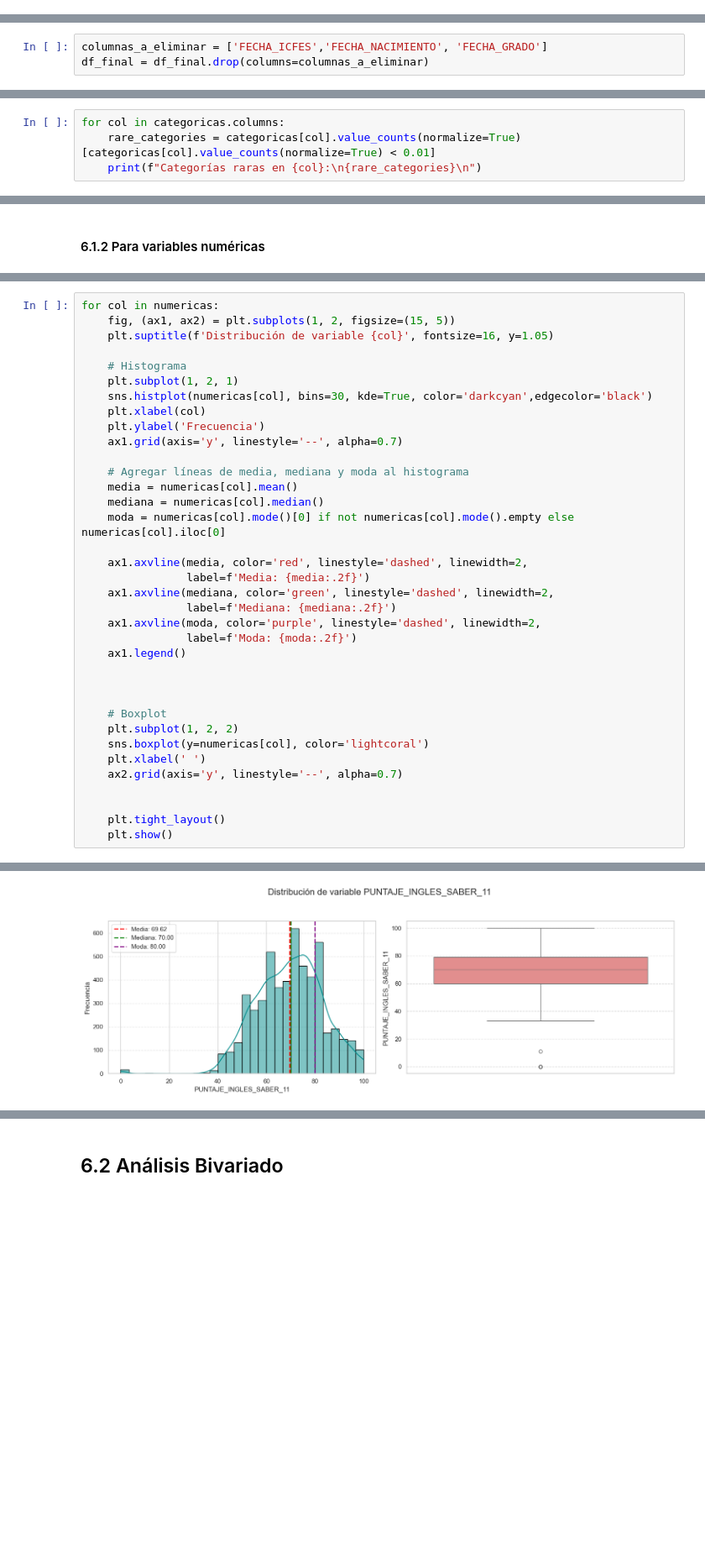
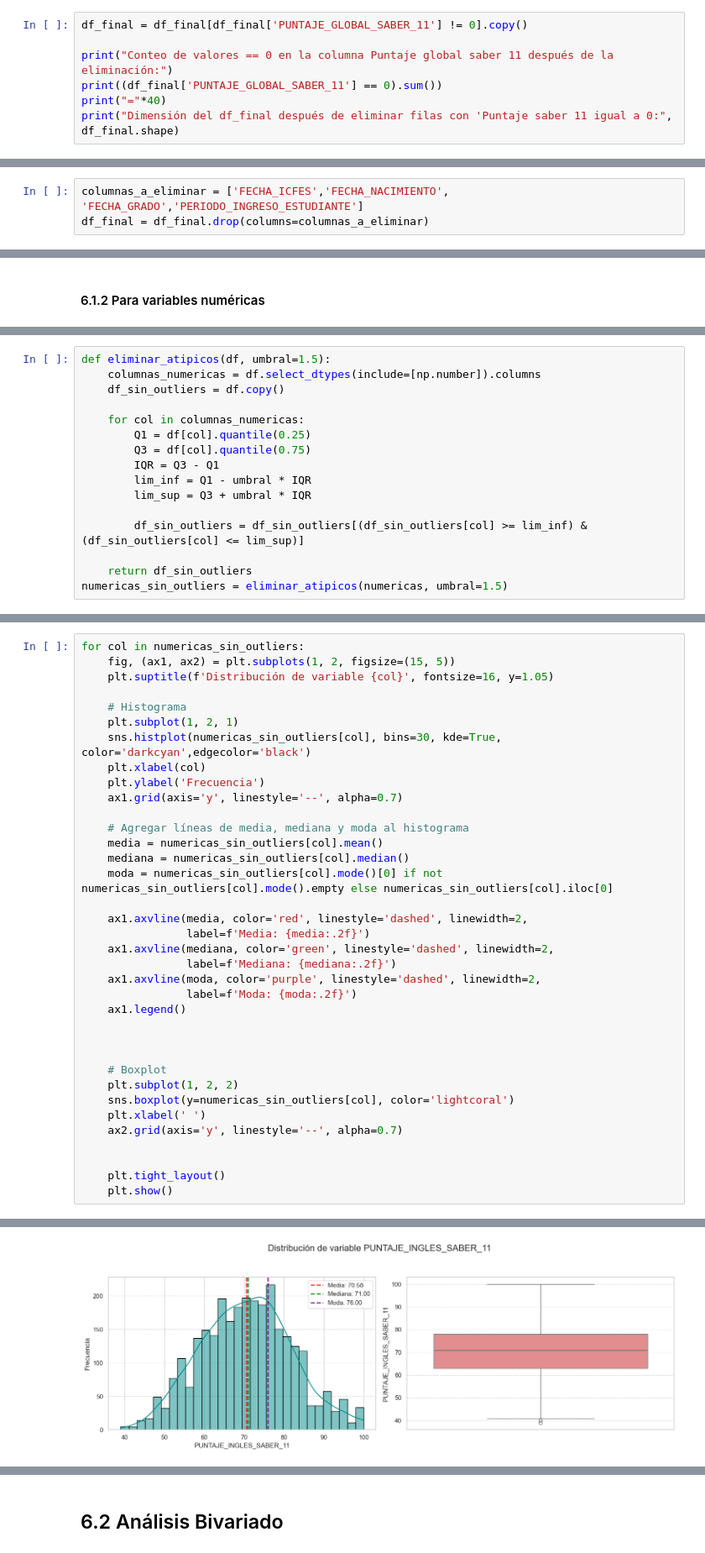
Before and after one commit to mafab9125/EDA_COURSE, a Jupyter notebook: Trabajo_Final_Exploratorio.ipynb, the cells around one changed output, grey strips where cells are left out. Shown at 84% size. Saved outputs shown, nothing was run; the diff lists cells and outputs as text; blank space fills up the shorter version.

```diff
--- a/Trabajo_Final_Exploratorio.ipynb
+++ b/Trabajo_Final_Exploratorio.ipynb
@@ -721,0 +862,7 @@ mostrar_informacion_nulos(df_final)
+# %%
+df_final = df_final[df_final['PUNTAJE_GLOBAL_SABER_11'] != 0].copy()
+
+print("Conteo de valores == 0 en la columna Puntaje global saber 11 después de la eliminación:")
+print((df_final['PUNTAJE_GLOBAL_SABER_11'] == 0).sum())
+print("="*40)
+print("Dimensión del df_final después de eliminar filas con 'Puntaje saber 11 igual a 0:", df_final.shape)
@@ -791,5 +1035,5 @@ DataFrame con la nueva columna 'Diferencia_Años_ICFES_SaberPro':
 # %% [markdown]
 <h3 id="eliminacion-variables-transformacion">5.2 Eliminación de variables después de transformación</h3>
 # %%
-columnas_a_eliminar = ['FECHA_ICFES','FECHA_NACIMIENTO', 'FECHA_GRADO']
+columnas_a_eliminar = ['FECHA_ICFES','FECHA_NACIMIENTO', 'FECHA_GRADO','PERIODO_INGRESO_ESTUDIANTE']
 df_final = df_final.drop(columns=columnas_a_eliminar)
@@ -868,4 +1178,0 @@ categoricas.describe().T
-# %%
-for col in categoricas.columns:
-    rare_categories = categoricas[col].value_counts(normalize=True)[categoricas[col].value_counts(normalize=True) < 0.01]
-    print(f"Categorías raras en {col}:\n{rare_categories}\n")
@@ -979 +1424,17 @@ Estadisticas_descriptivas
+# %%
+def eliminar_atipicos(df, umbral=1.5):
+    columnas_numericas = df.select_dtypes(include=[np.number]).columns
+    df_sin_outliers = df.copy()
+
+    for col in columnas_numericas:
+        Q1 = df[col].quantile(0.25)
+        Q3 = df[col].quantile(0.75)
+        IQR = Q3 - Q1
+        lim_inf = Q1 - umbral * IQR
+        lim_sup = Q3 + umbral * IQR
+
+        df_sin_outliers = df_sin_outliers[(df_sin_outliers[col] >= lim_inf) & (df_sin_outliers[col] <= lim_sup)]
+
+    return df_sin_outliers
+numericas_sin_outliers = eliminar_atipicos(numericas, umbral=1.5)
 # %% [markdown]
@@ -981,19 +1442,19 @@ Estadisticas_descriptivas
 # %%
-for col in numericas:
+for col in numericas_sin_outliers:
     fig, (ax1, ax2) = plt.subplots(1, 2, figsize=(15, 5))
     plt.suptitle(f'Distribución de variable {col}', fontsize=16, y=1.05)
 
     # Histograma
     plt.subplot(1, 2, 1)
-    sns.histplot(numericas[col], bins=30, kde=True, color='darkcyan',edgecolor='black')
+    sns.histplot(numericas_sin_outliers[col], bins=30, kde=True, color='darkcyan',edgecolor='black')
     plt.xlabel(col)
     plt.ylabel('Frecuencia')
     ax1.grid(axis='y', linestyle='--', alpha=0.7)
 
     # Agregar líneas de media, mediana y moda al histograma
-    media = numericas[col].mean()
-    mediana = numericas[col].median()
-    moda = numericas[col].mode()[0] if not numericas[col].mode().empty else numericas[col].iloc[0]
+    media = numericas_sin_outliers[col].mean()
+    mediana = numericas_sin_outliers[col].median()
+    moda = numericas_sin_outliers[col].mode()[0] if not numericas_sin_outliers[col].mode().empty else numericas_sin_outliers[col].iloc[0]
 
     ax1.axvline(media, color='red', linestyle='dashed', linewidth=2,
                 label=f'Media: {media:.2f}')
@@ -1007,7 +1468,7 @@ for col in numericas:
 
     # Boxplot
     plt.subplot(1, 2, 2)
-    sns.boxplot(y=numericas[col], color='lightcoral')
+    sns.boxplot(y=numericas_sin_outliers[col], color='lightcoral')
     plt.xlabel(' ')
     ax2.grid(axis='y', linestyle='--', alpha=0.7)
 
@@ -1023 +1484 @@ for col in numericas:
-[figure, old version]
+[figure, new version]
```
Also changed, not shown: parts of 71 cells of this notebook.
